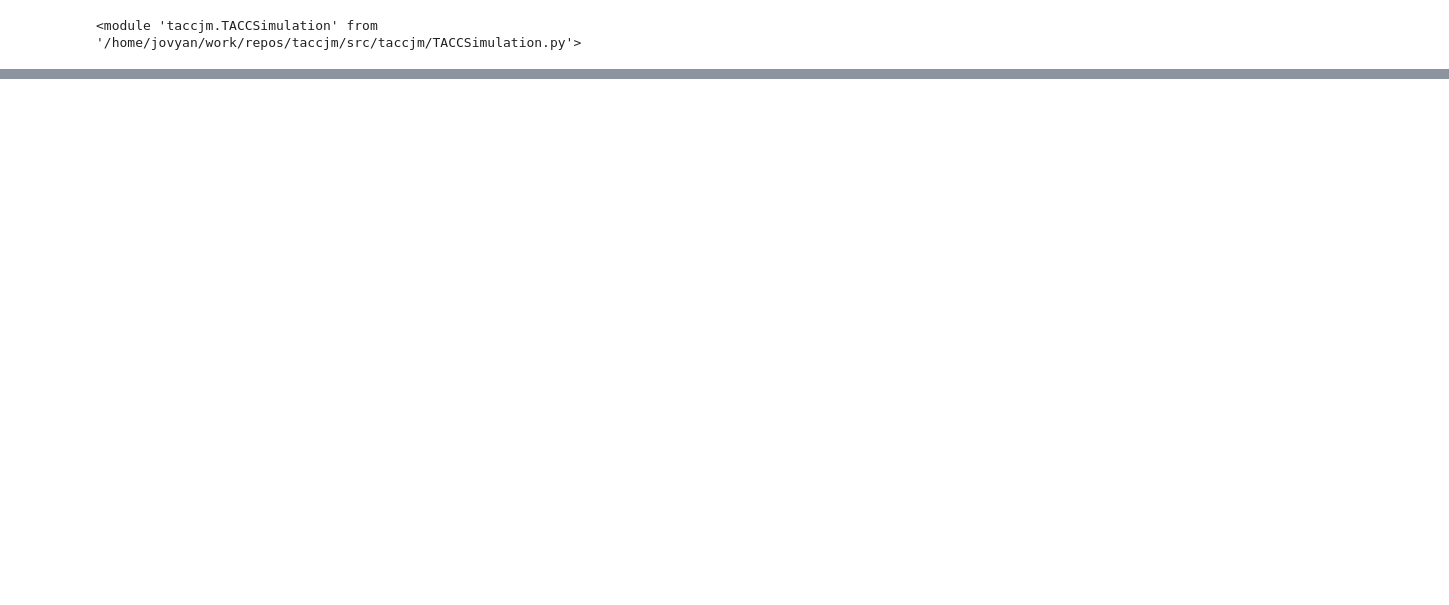
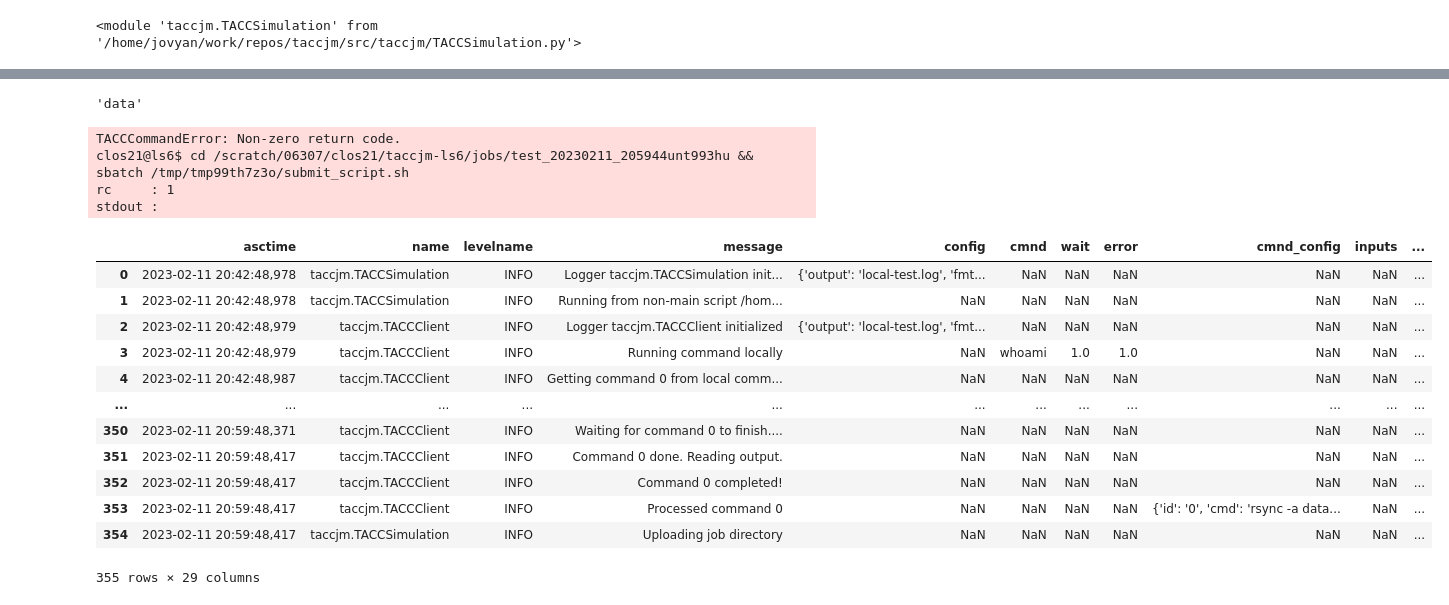
Before and after one commit to cdelcastillo21/taccjm, a Jupyter notebook: notebooks/Tutorial.ipynb, the cells around one changed output, grey strips where cells are left out. Saved outputs shown, nothing was run; the diff lists cells and outputs as text; code cells hidden in the pictures; blank space fills up the shorter version.

```diff
--- a/notebooks/Tutorial.ipynb
+++ b/notebooks/Tutorial.ipynb
@@ -1106,0 +1165,4 @@ job_config
+# %%
+sim = TACCSimulation.TACCSimulation(system='ls6',
+                                    name='test',
+                                    log_config={'level': logging.INFO})
@@ -1106,0 +1187,3 @@ job_config
+# %%
+job_config = sim.run(args={'input_file': 'data/test.txt', 'param': 5}, slurm_config={'processors_per_node': 1, 'allocation': 'ADCIRC'})
+job_config
@@ -1106,0 +1243,28 @@ job_config
+# %%
+sim.client.download('', 'data', job_id=job_config['job_id'])
+# %% [output]
+'data'
+# %%
+job_config = sim.client.submit_job(job_config['job_id'])
+job_config
+# %% [output]
+TACCCommandError: Non-zero return code.
+clos21@ls6$ cd /scratch/06307/clos21/taccjm-ls6/jobs/test_20230211_205944unt993hu && sbatch /tmp/tmp99th7z3o/submit_script.sh
+rc     : 1
+stdout :
+# %%
+sim._read_log()
+# %% [output]
+|  | asctime | name | levelname | message | config | cmnd | wait | error | cmnd_config | inputs | ... |
+| 0 | 2023-02-11 20:42:48,978 | taccjm.TACCSimulation | INFO | Logger taccjm.TACCSimulation init... | {'output': 'local-test.log', 'fmt... | NaN | NaN | NaN | NaN | NaN | ... |
+| 1 | 2023-02-11 20:42:48,978 | taccjm.TACCSimulation | INFO | Running from non-main script /hom... | NaN | NaN | NaN | NaN | NaN | NaN | ... |
+| 2 | 2023-02-11 20:42:48,979 | taccjm.TACCClient | INFO | Logger taccjm.TACCClient initialized | {'output': 'local-test.log', 'fmt... | NaN | NaN | NaN | NaN | NaN | ... |
+| 3 | 2023-02-11 20:42:48,979 | taccjm.TACCClient | INFO | Running command locally | NaN | whoami | 1.0 | 1.0 | NaN | NaN | ... |
+| 4 | 2023-02-11 20:42:48,987 | taccjm.TACCClient | INFO | Getting command 0 from local comm... | NaN | NaN | NaN | NaN | NaN | NaN | ... |
+| ... | ... | ... | ... | ... | ... | ... | ... | ... | ... | ... | ... |
+| 350 | 2023-02-11 20:59:48,371 | taccjm.TACCClient | INFO | Waiting for command 0 to finish.... | NaN | NaN | NaN | NaN | NaN | NaN | ... |
+| 351 | 2023-02-11 20:59:48,417 | taccjm.TACCClient | INFO | Command 0 done. Reading output. | NaN | NaN | NaN | NaN | NaN | NaN | ... |
+| 352 | 2023-02-11 20:59:48,417 | taccjm.TACCClient | INFO | Command 0 completed! | NaN | NaN | NaN | NaN | NaN | NaN | ... |
+| 353 | 2023-02-11 20:59:48,417 | taccjm.TACCClient | INFO | Processed command 0 | NaN | NaN | NaN | NaN | {'id': '0', 'cmd': 'rsync -a data... | NaN | ... |
+| 354 | 2023-02-11 20:59:48,417 | taccjm.TACCSimulation | INFO | Uploading job directory | NaN | NaN | NaN | NaN | NaN | NaN | ... |
+355 rows × 29 columns
```
Also changed, not shown: parts of 41 cells of this notebook, 8 other files.
